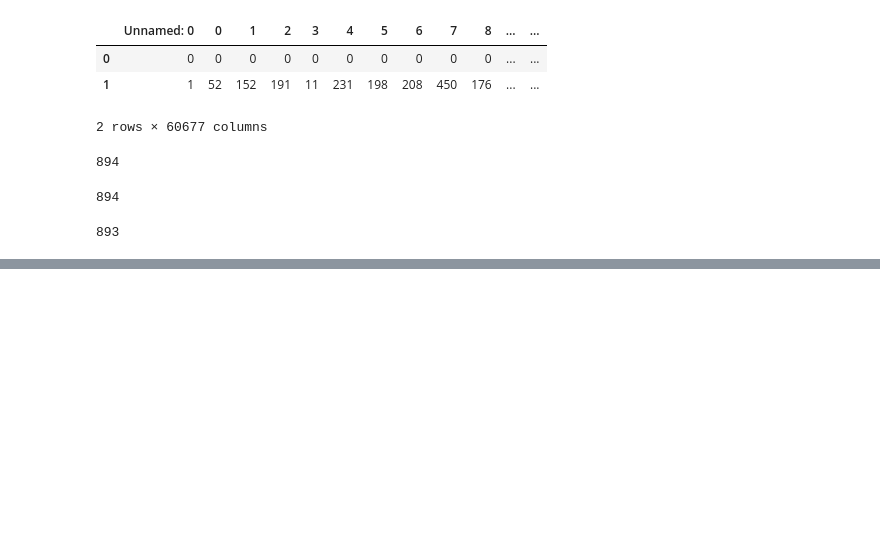
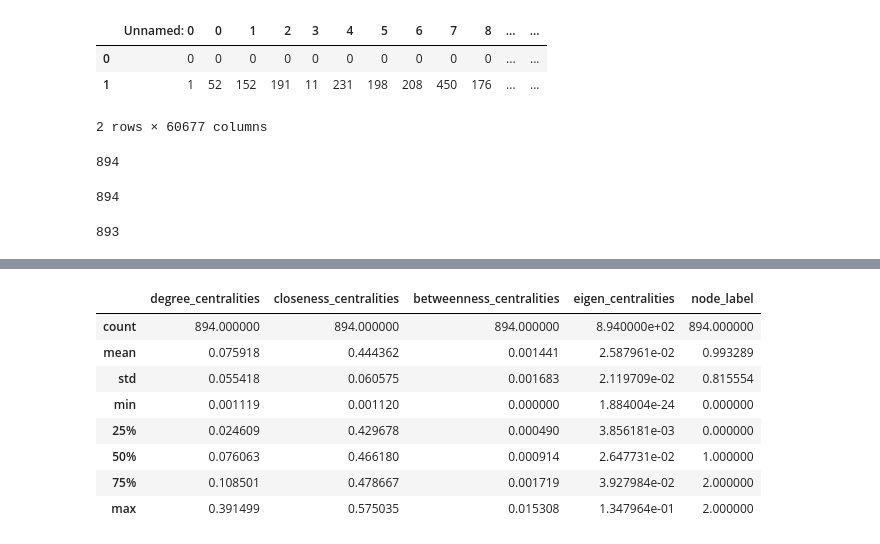
Before and after one commit to Jose-Velasco/cs176-tiered-player-network-analysis-in-LoL, a Jupyter notebook: dataDiscovery.ipynb, the cells around one changed output, grey strips where cells are left out. Drawn from its saved outputs; the diff is of its cells as text; code cells hidden in the pictures; blank space fills up the shorter version.

```diff
--- a/dataDiscovery.ipynb
+++ b/dataDiscovery.ipynb
@@ -335,0 +402,12 @@ orignal_nodes = set(node for node in range(len(graph1.x)))
+# %%
+centralities_df.describe()
+# %% [output]
+|  | degree_centralities | closeness_centralities | betweenness_centralities | eigen_centralities | node_label |
+| count | 894.000000 | 894.000000 | 894.000000 | 8.940000e+02 | 894.000000 |
+| mean | 0.075918 | 0.444362 | 0.001441 | 2.587961e-02 | 0.993289 |
+| std | 0.055418 | 0.060575 | 0.001683 | 2.119709e-02 | 0.815554 |
+| min | 0.001119 | 0.001120 | 0.000000 | 1.884004e-24 | 0.000000 |
+| 25% | 0.024609 | 0.429678 | 0.000490 | 3.856181e-03 | 0.000000 |
+| 50% | 0.076063 | 0.466180 | 0.000914 | 2.647731e-02 | 1.000000 |
+| 75% | 0.108501 | 0.478667 | 0.001719 | 3.927984e-02 | 2.000000 |
+| max | 0.391499 | 0.575035 | 0.015308 | 1.347964e-01 | 2.000000 |
```
Also changed, not shown: parts of 16 cells of this notebook, 1 other file.
